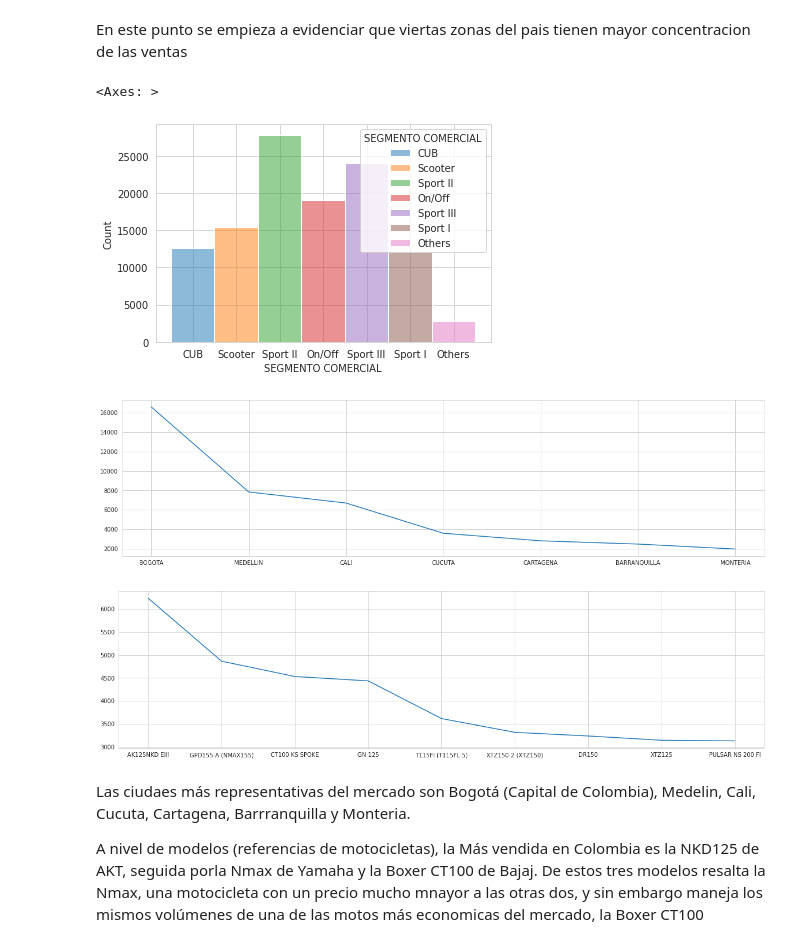
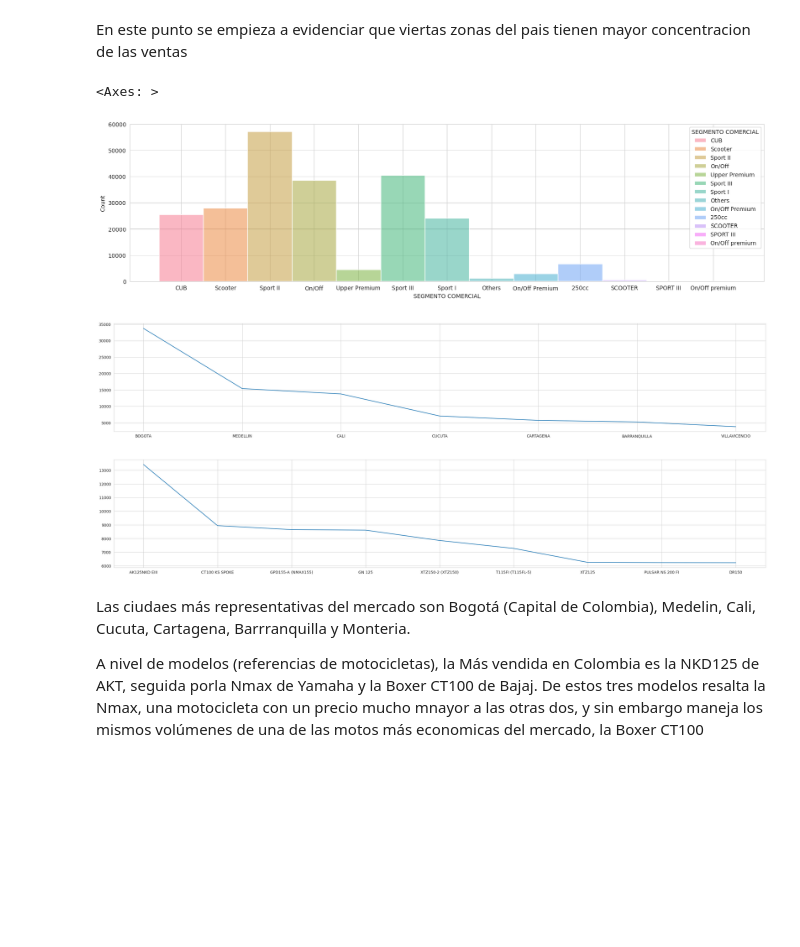
Before and after one commit to Juanjor17/Coderhouse, a Jupyter notebook: Data_StoryTelling+Restrepo.ipynb, the cells around one changed output. Saved outputs shown, nothing was run; the diff lists cells and outputs as text; code cells hidden in the pictures; blank space fills up the shorter version.

```diff
--- a/Data_StoryTelling+Restrepo.ipynb
+++ b/Data_StoryTelling+Restrepo.ipynb
@@ -92,0 +190,4 @@ export = pd.DataFrame(exports_data)
+# %%
+codf['CIUDAD RESIDENCIA PROPIETARIO'].fillna(codf['MINICIPIO/CIUDAD'], inplace=True)
+
+codf['PRENDA(SI/NO)'].fillna('ND', inplace=True)
@@ -92,0 +203,4 @@ export = pd.DataFrame(exports_data)
+# %%
+codf['fecha'] =  codf['DIA MI'].astype('string') + '/' + codf['MES MI'].astype('string') + '/' + codf['AÑO MI'].astype('string')
+# %%
+codf['fecha'] = pd.to_datetime(codf['fecha'],'ignore',1)
@@ -211,0 +294,5 @@ memory usage: 69.3+ MB
+# %%
+y23 = (codf['AÑO MI'] == 2023)
+y22 = (codf['AÑO MI'] == 2022)
+codf23 = codf[y23]
+codf22 = codf[y22]
@@ -365,20 +419,21 @@ Analisis: La zona centro es la mas representativa en cuanto a la venda de motos,
 En este punto se empieza a evidenciar que viertas zonas del pais tienen mayor concentracion de las ventas
 # %%
 sns.set_style("whitegrid")
-sns.histplot(data=co, x='SEGMENTO COMERCIAL',hue='SEGMENTO COMERCIAL')
+f, ax = plt.subplots(figsize=(20, 5))
+sns.histplot(data=codf23, x='SEGMENTO COMERCIAL',hue='SEGMENTO COMERCIAL')
 
-fig, ax = plt.subplots(figsize = (20,5))
-Market_Top_town = co['CIUDAD RESIDENCIA PROPIETARIO'].value_counts()[:7]
+fig, ax = plt.subplots(figsize = (30,5))
+Market_Top_town = codf23['CIUDAD RESIDENCIA PROPIETARIO'].value_counts()[:7]
 Market_Top_town.plot(ax = ax)
 
-fig, ax = plt.subplots(figsize = (20,5))
-Market_Top_models = co['LINEA'].value_counts()[:9]
+fig, ax = plt.subplots(figsize = (30,5))
+Market_Top_models = codf23['LINEA'].value_counts()[:9]
 Market_Top_models.plot(ax = ax)
 # %% [output]
 <Axes: >
-[figure, old version]
+[figure, new version]
-[figure, old version]
+[figure, new version]
-[figure, old version]
+[figure, new version]
 # %% [markdown]
 Las ciudaes más representativas del mercado son Bogotá (Capital de Colombia), Medelin, Cali, Cucuta, Cartagena, Barrranquilla y Monteria.
 
```
Also changed, not shown: parts of 83 cells of this notebook.
